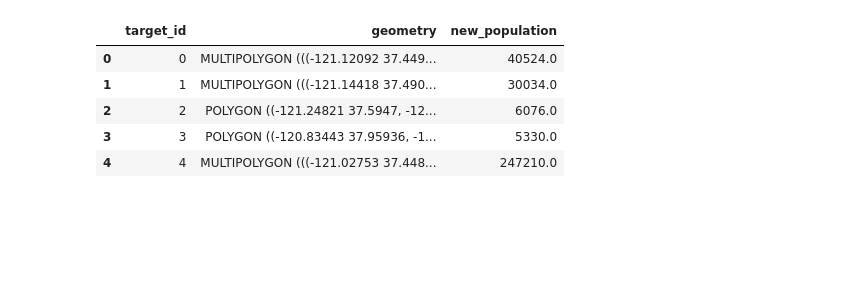
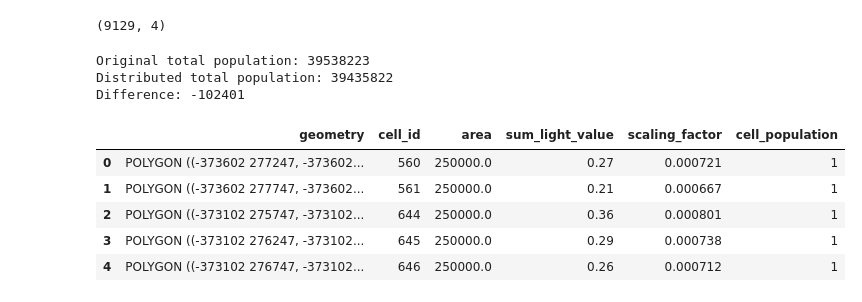
Before and after one commit to MuhammadOmarMuhdhar/geoscaler, a Jupyter notebook: workspace.ipynb, the cells around one changed output. Cells and saved outputs as stored; diff of their text form; code cells hidden in the pictures; blank space fills up the shorter version.

```diff
--- a/workspace.ipynb
+++ b/workspace.ipynb
@@ -94,0 +54,4 @@ water_shed = load_vector('https://gis.data.cnra.ca.gov/api/download/v1/items/45d
+# %%
+california_tracts_shape = gpd.read_file('tl_2024_06_tract/tl_2024_06_tract.shp')
+print(california_tracts_shape.shape)
+california_tracts_shape.columns
@@ -94,0 +341,29 @@ water_shed = load_vector('https://gis.data.cnra.ca.gov/api/download/v1/items/45d
+# %%
+from sklearn.preprocessing import MinMaxScaler
+
+light_density_df.reset_index(drop=True, inplace=True)
+points_gdf = light_density_df.copy()
+polygons_gdf = grid_gdf.copy()
+
+# Ensure CRS match
+points_gdf = points_gdf.to_crs(polygons_gdf.crs)
+
+# Spatial join to find which points fall in which polygons
+joined = gpd.sjoin(points_gdf, polygons_gdf, how="left", predicate="within")
+
+# fill in the light value with 0 for the points that are not in the polygons
+joined['light_value'] = joined['light_value'].fillna(0)
+
+# # # Group by polygon and concatenate light values
+result = joined.groupby("cell_id")["light_value"].sum().reset_index()
+
+result.rename(columns={"light_value": "sum_light_value"}, inplace=True)
+
+# # # Merge with polygon data to retain geometry
+polygons_gdf = polygons_gdf.merge(result, on="cell_id", how="right")
+
+# trnasform the light value to a range of 0 to 2 to act as a scaling factor
+scaler = MinMaxScaler(feature_range=(0, 2))
+polygons_gdf['scaling_factor'] = scaler.fit_transform(polygons_gdf['sum_light_value'].values.reshape(-1, 1))
+
+polygons_gdf.head()
@@ -169,0 +398,10 @@ Difference: 127707931.0
+# %%
+# Ensure both dataframes are in the same CRS (likely EPSG:3310)
+california_gdf = california_gdf.to_crs(epsg=3310)
+polygons_gdf = polygons_gdf.to_crs(epsg=3310)
+
+# Perform a spatial join to determine which grid cells are in which tracts
+grid_with_tracts = gpd.sjoin(polygons_gdf, california_gdf, how='left', predicate='within')
+
+# Check the result of the spatial join
+grid_with_tracts
@@ -169,0 +422,4 @@ Difference: 127707931.0
+# %%
+california_gdf.shape
+# %% [output]
+(9129, 4)
@@ -170,9 +472,26 @@ Difference: 127707931.0
+# %%
+# Convert population column to numeric type
+california_gdf['population'] = pd.to_numeric(california_gdf['population'], errors='coerce')
+
+# Now recalculate the original total population
+original_total_pop = california_gdf['population'].sum()
+
+distributed_total_pop = polygons_gdf['cell_population'].sum()
+
+# Now the comparison should work
+print(f"Original total population: {original_total_pop}")
+print(f"Distributed total population: {distributed_total_pop}")
+print(f"Difference: {distributed_total_pop - original_total_pop}")
+# %% [output]
+Original total population: 39538223
+Distributed total population: 39435822
+Difference: -102401
 # %%
-redistributed_pop.head()
+polygons_gdf.head()
 # %% [output]
-|  | target_id | geometry | new_population |
-| 0 | 0 | MULTIPOLYGON (((-121.12092 37.449... | 40524.0 |
-| 1 | 1 | MULTIPOLYGON (((-121.14418 37.490... | 30034.0 |
-| 2 | 2 | POLYGON ((-121.24821 37.5947, -12... | 6076.0 |
-| 3 | 3 | POLYGON ((-120.83443 37.95936, -1... | 5330.0 |
-| 4 | 4 | MULTIPOLYGON (((-121.02753 37.448... | 247210.0 |
+|  | geometry | cell_id | area | sum_light_value | scaling_factor | cell_population |
+| 0 | POLYGON ((-373602 277247, -373602... | 560 | 250000.0 | 0.27 | 0.000721 | 1 |
+| 1 | POLYGON ((-373602 277747, -373602... | 561 | 250000.0 | 0.21 | 0.000667 | 1 |
+| 2 | POLYGON ((-373102 275747, -373102... | 644 | 250000.0 | 0.36 | 0.000801 | 1 |
+| 3 | POLYGON ((-373102 276247, -373102... | 645 | 250000.0 | 0.29 | 0.000738 | 1 |
+| 4 | POLYGON ((-373102 276747, -373102... | 646 | 250000.0 | 0.26 | 0.000712 | 1 |
```
Also changed, not shown: parts of 27 cells of this notebook, 1 other file.
